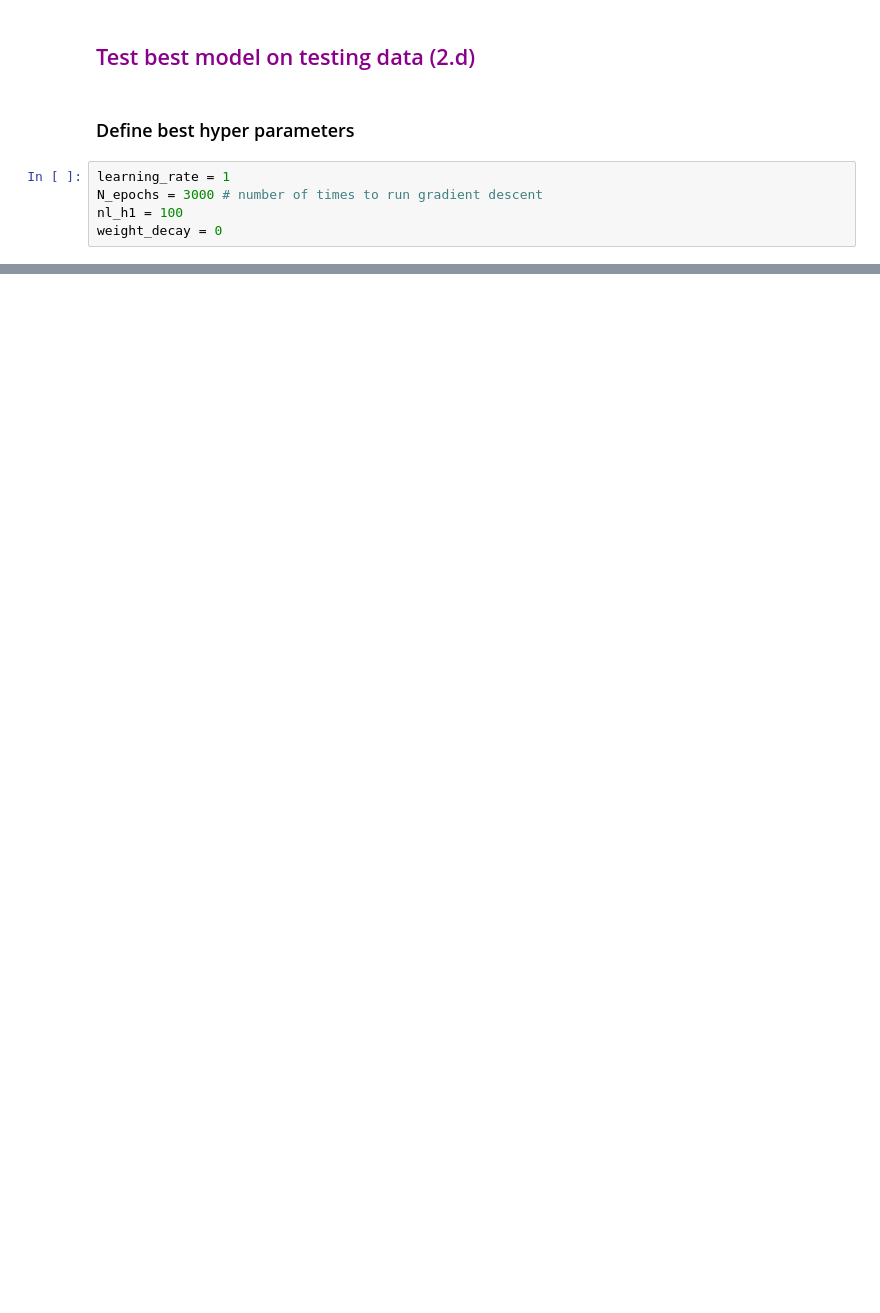
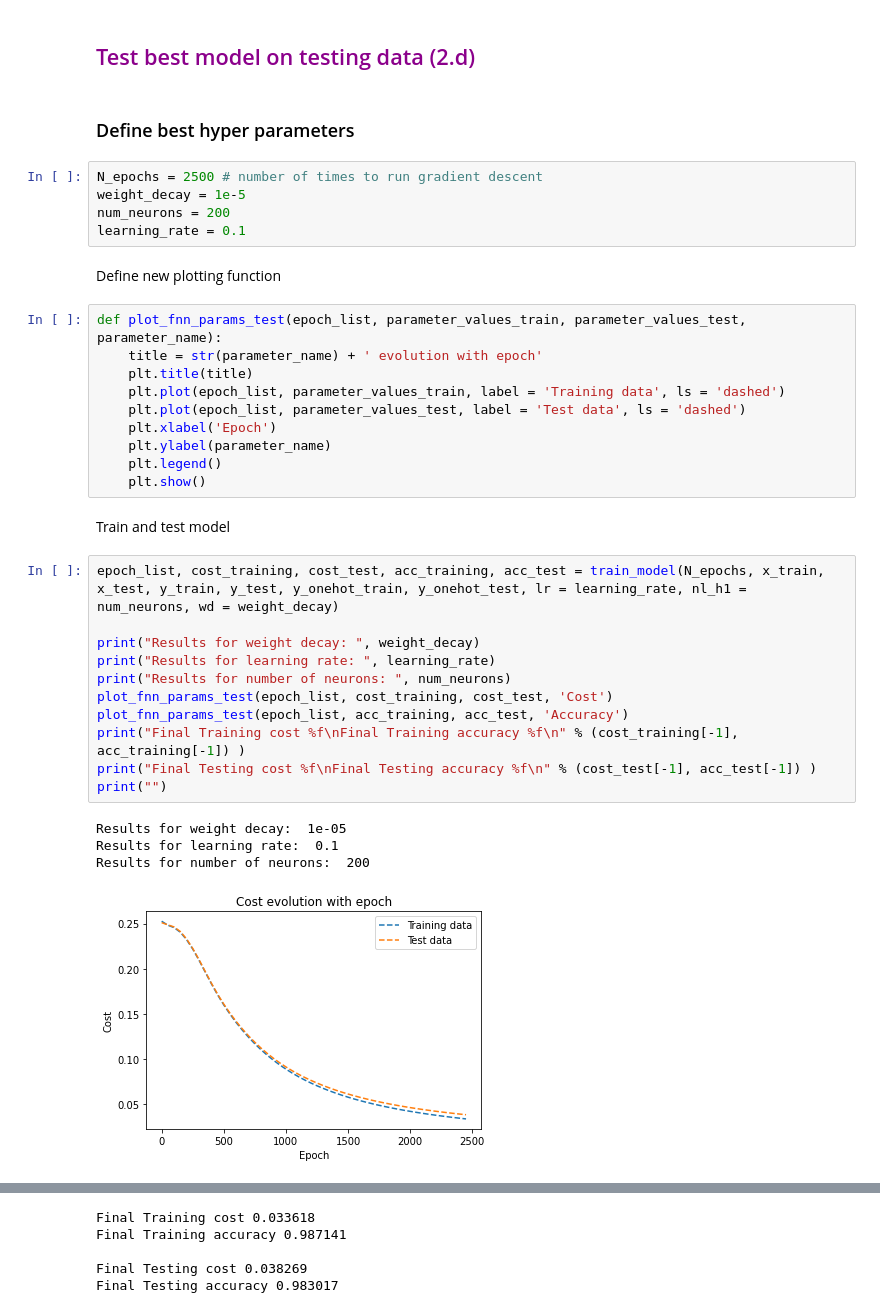
Before and after one commit to sofiagonga/ML_manybody_physics, a Jupyter notebook: ising_phase_classifier/classification_FNN.ipynb, the cells around one changed output, grey strips where cells are left out. Drawn from its saved outputs; the diff is of its cells as text; blank space fills up the shorter version.

```diff
--- a/ising_phase_classifier/classification_FNN.ipynb
+++ b/ising_phase_classifier/classification_FNN.ipynb
@@ -314,7 +398,37 @@ for learning_rate in learning_rates:
 # %% [markdown]
 ### Define best hyper parameters
 # %%
-learning_rate = 1
-N_epochs = 3000 # number of times to run gradient descent
-nl_h1 = 100
-weight_decay = 0
+N_epochs = 2500 # number of times to run gradient descent
+weight_decay = 1e-5
+num_neurons = 200
+learning_rate = 0.1
+# %% [markdown]
+Define new plotting function
+# %%
+def plot_fnn_params_test(epoch_list, parameter_values_train, parameter_values_test, parameter_name):
+    title = str(parameter_name) + ' evolution with epoch'
+    plt.title(title)
+    plt.plot(epoch_list, parameter_values_train, label = 'Training data', ls = 'dashed')
+    plt.plot(epoch_list, parameter_values_test, label = 'Test data', ls = 'dashed')
+    plt.xlabel('Epoch')
+    plt.ylabel(parameter_name)
+    plt.legend()
+    plt.show()
+# %% [markdown]
+Train and test model
+# %%
+epoch_list, cost_training, cost_test, acc_training, acc_test = train_model(N_epochs, x_train, x_test, y_train, y_test, y_onehot_train, y_onehot_test, lr = learning_rate, nl_h1 = num_neurons, wd = weight_decay)
+
+print("Results for weight decay: ", weight_decay)
+print("Results for learning rate: ", learning_rate)
+print("Results for number of neurons: ", num_neurons)
+plot_fnn_params_test(epoch_list, cost_training, cost_test, 'Cost')
+plot_fnn_params_test(epoch_list, acc_training, acc_test, 'Accuracy')
+print("Final Training cost %f\nFinal Training accuracy %f\n" % (cost_training[-1], acc_training[-1]) )
+print("Final Testing cost %f\nFinal Testing accuracy %f\n" % (cost_test[-1], acc_test[-1]) )
+print("")
+# %% [output]
+Results for weight decay:  1e-05
+Results for learning rate:  0.1
+Results for number of neurons:  200
+[figure, added]
@@ -320,0 +436,5 @@ weight_decay = 0
+Final Training cost 0.033618
+Final Training accuracy 0.987141
+
+Final Testing cost 0.038269
+Final Testing accuracy 0.983017
```
Also changed, not shown: parts of 26 cells of this notebook.
